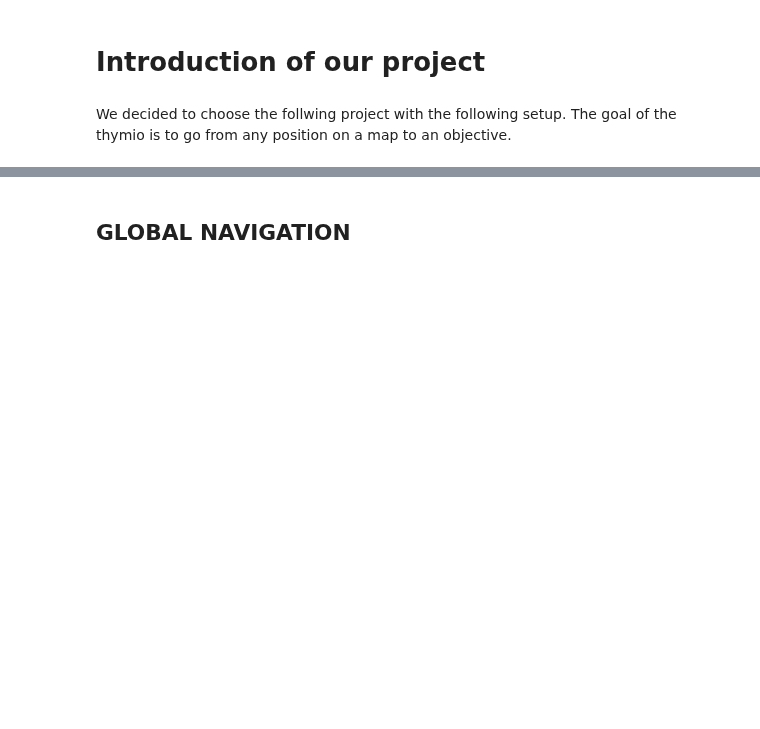
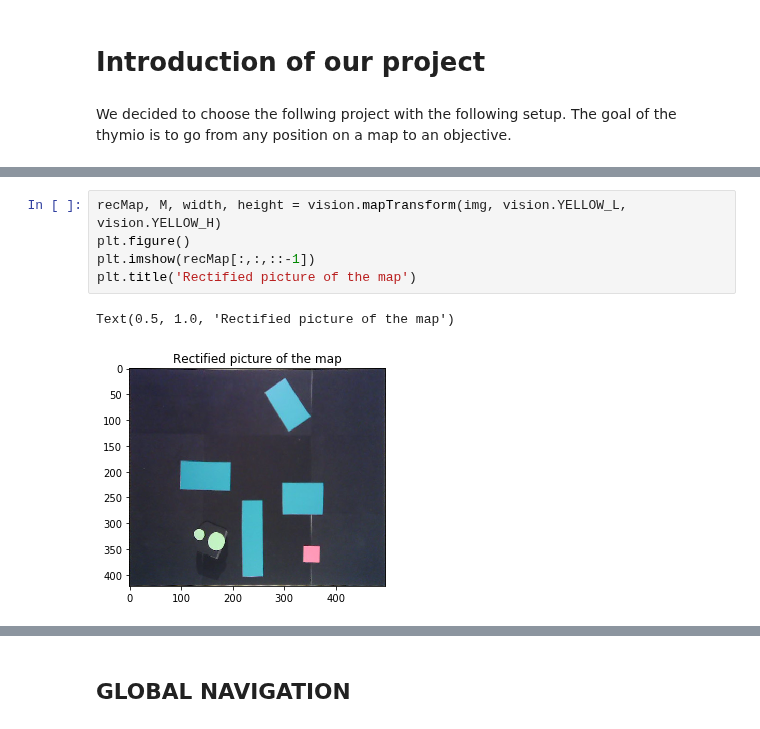
Before and after one commit to RobinJunod/Project_thymio, a Jupyter notebook: main.ipynb, the cells around one changed output, grey strips where cells are left out. Drawn from its saved outputs; the diff is of its cells as text; blank space fills up the shorter version.

```diff
--- a/main.ipynb
+++ b/main.ipynb
@@ -36,0 +61,8 @@ We decided to choose the follwing project with the following setup. The goal of
+# %%
+recMap, M, width, height = vision.mapTransform(img, vision.YELLOW_L, vision.YELLOW_H)
+plt.figure()
+plt.imshow(recMap[:,:,::-1])
+plt.title('Rectified picture of the map')
+# %% [output]
+Text(0.5, 1.0, 'Rectified picture of the map')
+[figure, added]
```
Also changed, not shown: parts of 18 cells of this notebook, 2 other files.
